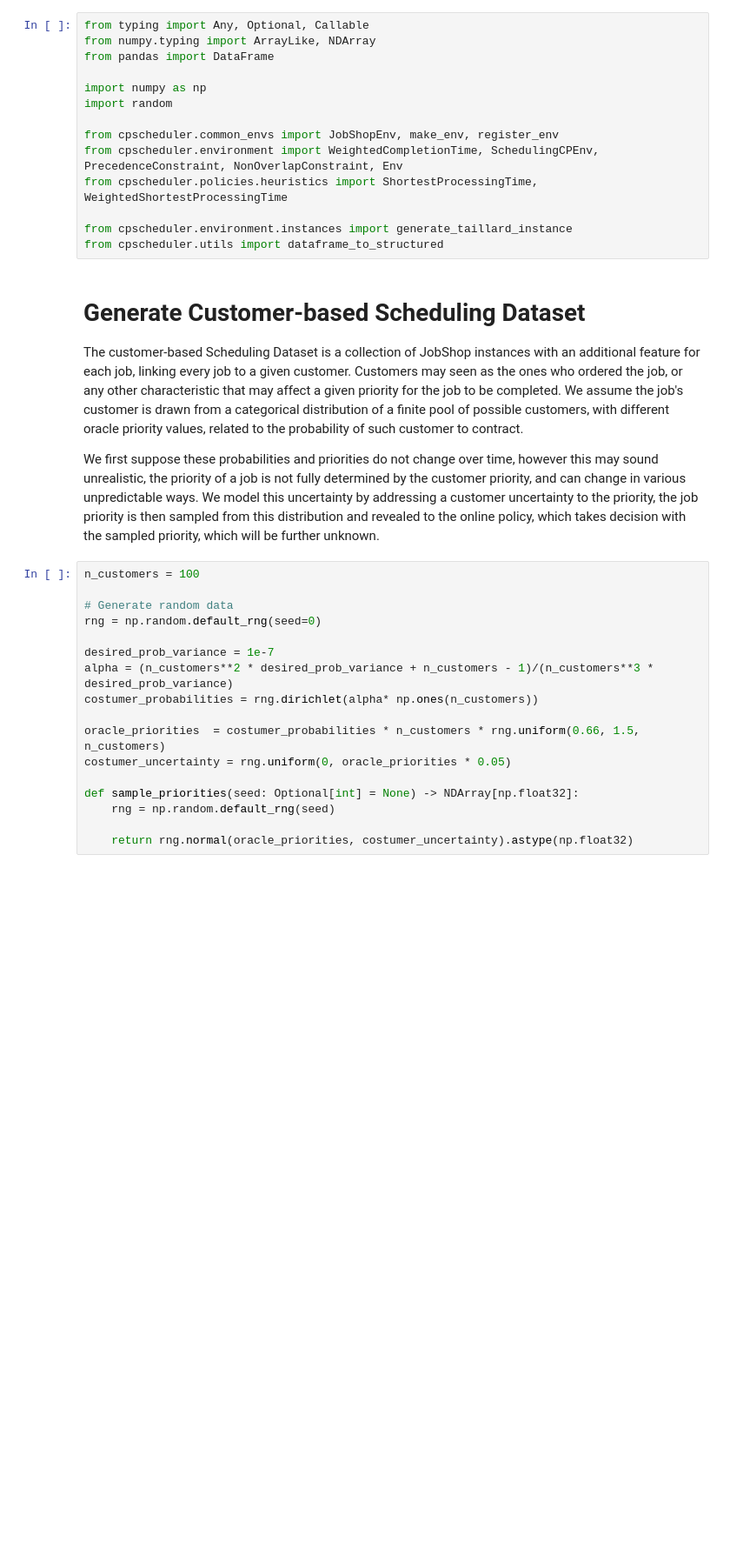
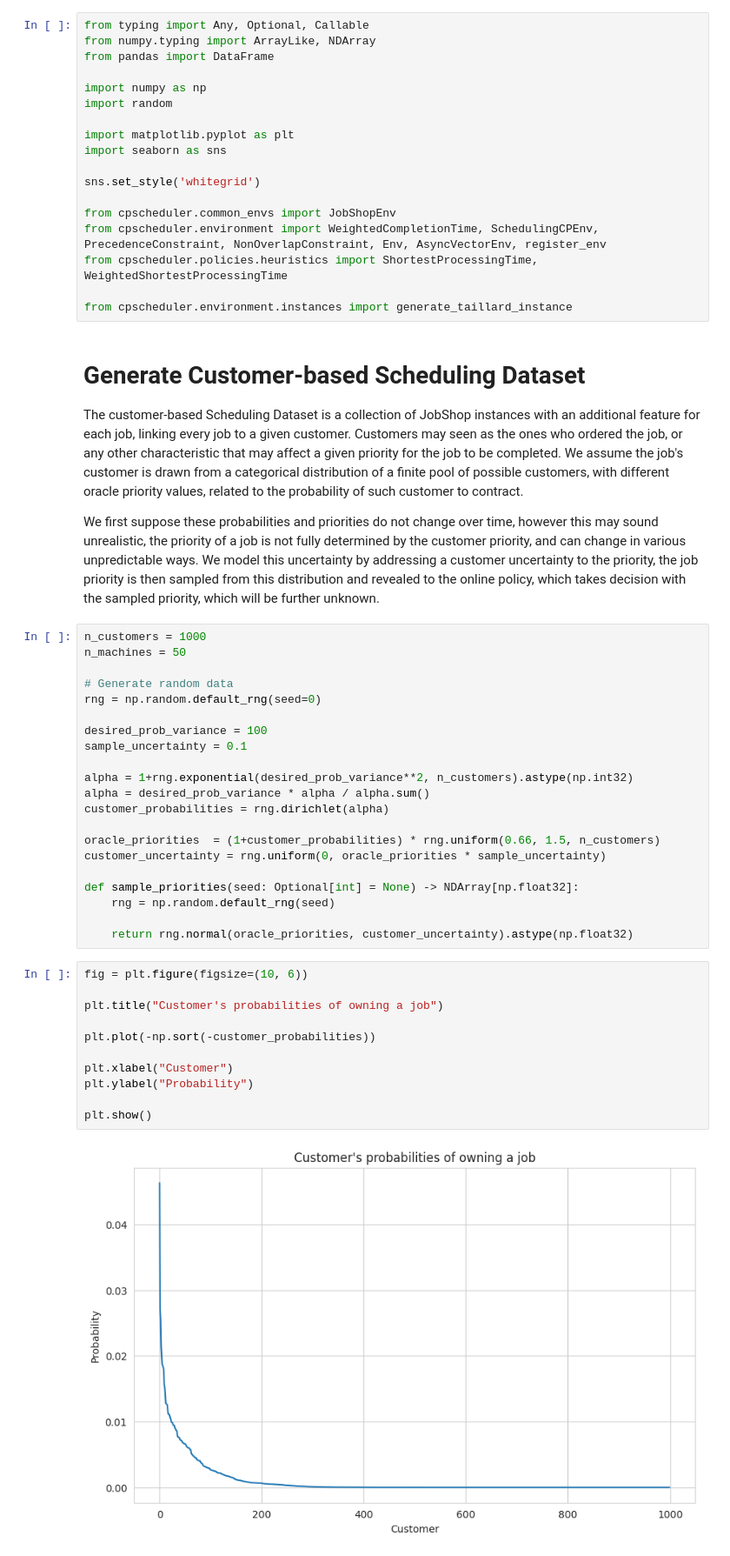
Before and after one commit to DanielGardin/cp-scheduling, a Jupyter notebook: data/generate_dataset.ipynb, the cells around one changed output. Shown at 87% size. Drawn from its saved outputs; the diff is of its cells as text; blank space fills up the shorter version.

```diff
--- a/data/generate_dataset.ipynb
+++ b/data/generate_dataset.ipynb
@@ -6,12 +6,16 @@ from pandas import DataFrame
 import numpy as np
 import random
 
-from cpscheduler.common_envs import JobShopEnv, make_env, register_env
-from cpscheduler.environment import WeightedCompletionTime, SchedulingCPEnv, PrecedenceConstraint, NonOverlapConstraint, Env
+import matplotlib.pyplot as plt
+import seaborn as sns
+
+sns.set_style('whitegrid')
+
+from cpscheduler.common_envs import JobShopEnv
+from cpscheduler.environment import WeightedCompletionTime, SchedulingCPEnv, PrecedenceConstraint, NonOverlapConstraint, Env, AsyncVectorEnv, register_env
 from cpscheduler.policies.heuristics import ShortestProcessingTime, WeightedShortestProcessingTime
 
 from cpscheduler.environment.instances import generate_taillard_instance
-from cpscheduler.utils import dataframe_to_structured
 # %% [markdown]
 # Generate Customer-based Scheduling Dataset
 
@@ -19,22 +23,39 @@ The customer-based Scheduling Dataset is a collection of JobShop instances with
 
 We first suppose these probabilities and priorities do not change over time, however this may sound unrealistic, the priority of a job is not fully determined by the customer priority, and can change in various unpredictable ways. We model this uncertainty by addressing a customer uncertainty to the priority, the job priority is then sampled from this distribution and revealed to the online policy, which takes decision with the sampled priority, which will be further unknown.
 # %%
-n_customers = 100
+n_customers = 1000
+n_machines = 50
 
 # Generate random data
 rng = np.random.default_rng(seed=0)
 
-desired_prob_variance = 1e-7
-alpha = (n_customers**2 * desired_prob_variance + n_customers - 1)/(n_customers**3 * desired_prob_variance)
-costumer_probabilities = rng.dirichlet(alpha* np.ones(n_customers))
+desired_prob_variance = 100
+sample_uncertainty = 0.1
 
-oracle_priorities  = costumer_probabilities * n_customers * rng.uniform(0.66, 1.5, n_customers)
-costumer_uncertainty = rng.uniform(0, oracle_priorities * 0.05)
+alpha = 1+rng.exponential(desired_prob_variance**2, n_customers).astype(np.int32)
+alpha = desired_prob_variance * alpha / alpha.sum()
+customer_probabilities = rng.dirichlet(alpha)
+
+oracle_priorities  = (1+customer_probabilities) * rng.uniform(0.66, 1.5, n_customers)
+customer_uncertainty = rng.uniform(0, oracle_priorities * sample_uncertainty)
 
 def sample_priorities(seed: Optional[int] = None) -> NDArray[np.float32]:
     rng = np.random.default_rng(seed)
 
-    return rng.normal(oracle_priorities, costumer_uncertainty).astype(np.float32)
+    return rng.normal(oracle_priorities, customer_uncertainty).astype(np.float32)
+# %%
+fig = plt.figure(figsize=(10, 6))
+
+plt.title("Customer's probabilities of owning a job")
+
+plt.plot(-np.sort(-customer_probabilities))
+
+plt.xlabel("Customer")
+plt.ylabel("Probability")
+
+plt.show()
+# %% [output]
+[figure, added]
 # %%
 class CustomerJobShopEnv(SchedulingCPEnv):
     def __init__(
```
Also changed, not shown: parts of 15 cells of this notebook, 14 other files.
